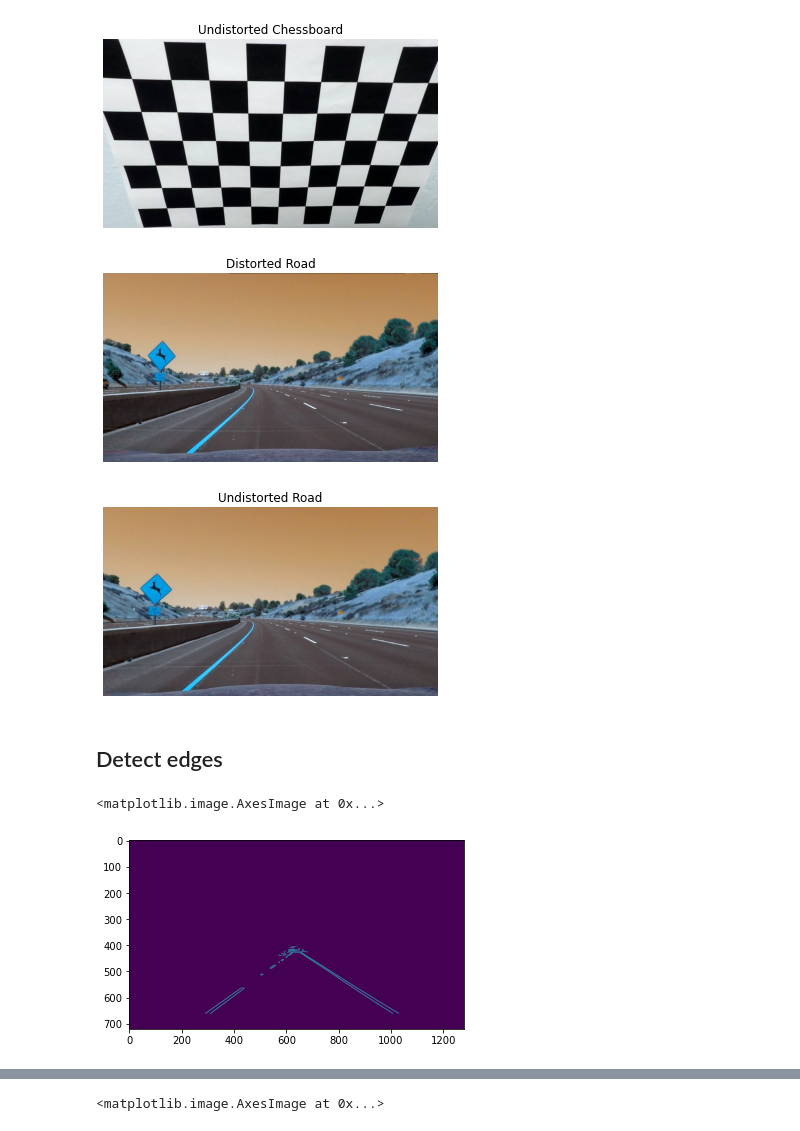
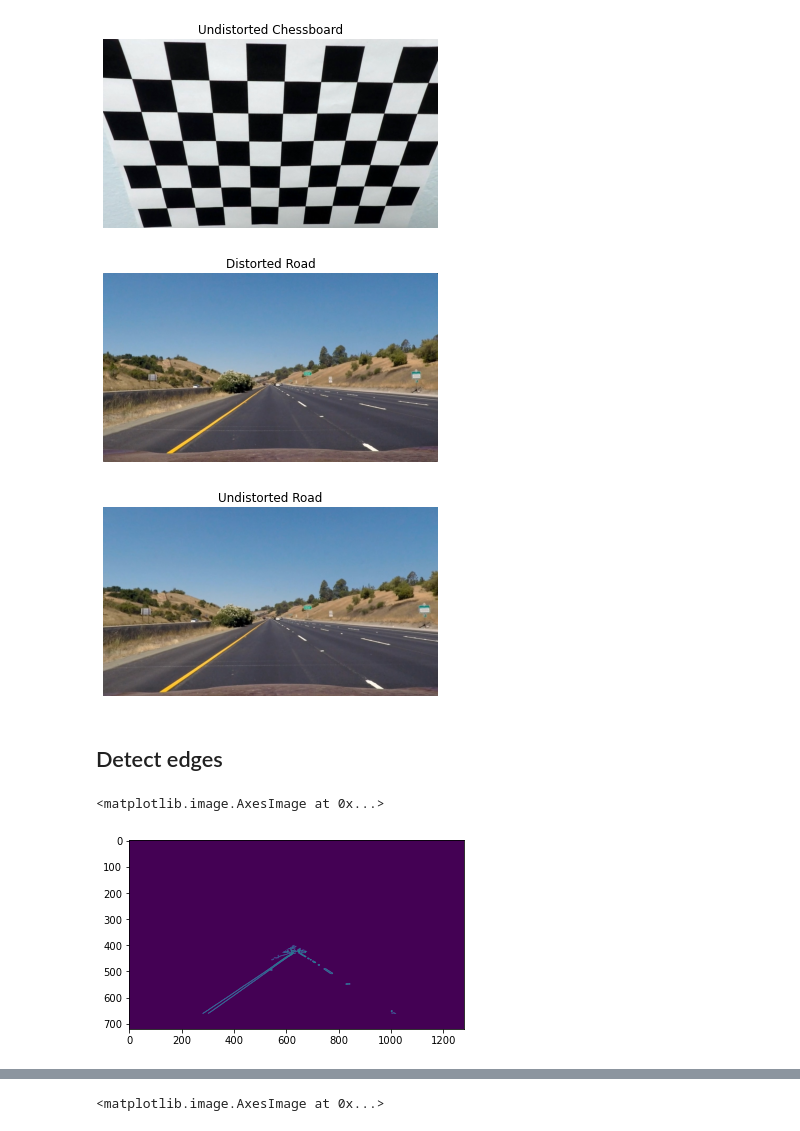
Before and after one commit to Frederico-lp/Computer-Vision, a Jupyter notebook: notebook4.ipynb, the cells around one changed output, grey strips where cells are left out. Drawn from its saved outputs; the diff is of its cells as text; code cells hidden in the pictures.

```diff
--- a/notebook4.ipynb
+++ b/notebook4.ipynb
@@ -56,23 +56,22 @@ plt.show()
 [figure]
 # %%
 # test with a road image
-distorted_road = cv2.imread(os.path.join(imagesDir, 'road_test1.jpg'))
-undistorted_road = cv2.undistort(distorted_road, mtx, dist, None, mtx)
+distorted_road = cv2.imread(os.path.join(imagesDir, 'straight_lines1.jpg'))
+distorted_road = cv2.cvtColor(distorted_road, cv2.COLOR_BGR2RGB)
+img = cv2.undistort(distorted_road, mtx, dist, None, mtx)
 
 plt.imshow(distorted_road)
 plt.title('Distorted Road')
 plt.axis('off')
 plt.show()
 
-plt.imshow(undistorted_road)
+plt.imshow(img)
 plt.title('Undistorted Road')
 plt.axis('off')
 plt.show()
-
-#cores trocadas n sei pq
 # %% [output]
-[figure, old version]
+[figure, new version]
-[figure, old version]
+[figure, new version]
 # %% [markdown]
 ## Detect edges
 # %%
@@ -102,7 +98,7 @@ cropped_canny = region_of_interest(edges)
 plt.imshow(cropped_canny)
 # %% [output]
 <matplotlib.image.AxesImage at 0x...>
-[figure, old version]
+[figure, new version]
 # %%
 # perform Hough transform to detect lines
 lines = cv2.HoughLinesP(cropped_canny, 1, np.pi/180, 50, minLineLength=50, maxLineGap=100)
```
Also changed, not shown: parts of 11 cells of this notebook, 3 other files.
